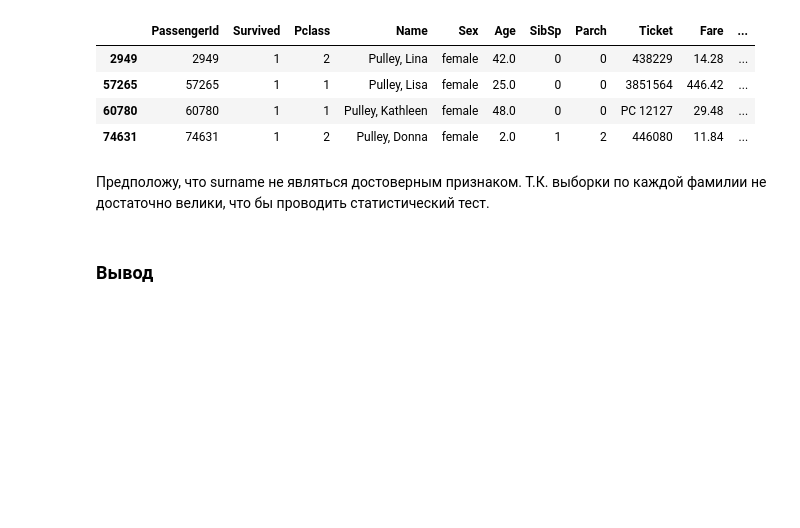
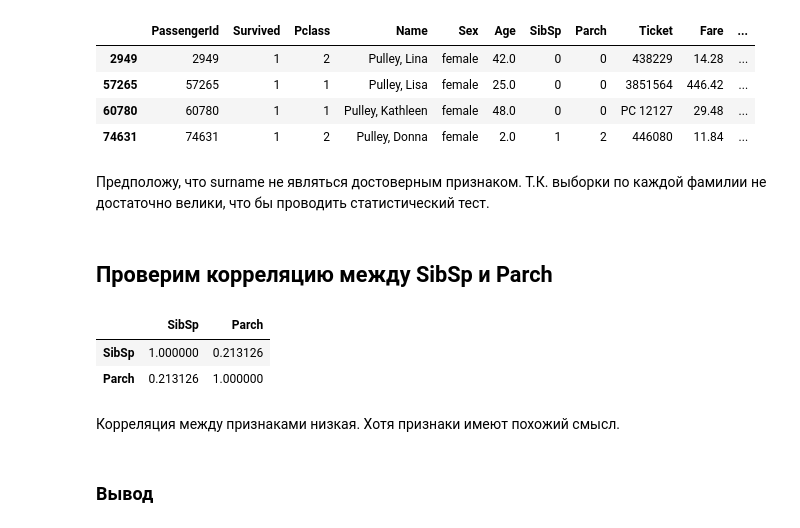
Before and after one commit to ZhdanovichVlad/RS_school_1, a Jupyter notebook: 2_EDA/Untitled.ipynb, the cells around one changed output. Saved outputs shown, nothing was run; the diff lists cells and outputs as text; code cells hidden in the pictures; blank space fills up the shorter version.

```diff
--- a/2_EDA/Untitled.ipynb
+++ b/2_EDA/Untitled.ipynb
@@ -677,6 +742,16 @@ df[df.surname == 'Pulley']
 | 74631 | 74631 | 1 | 2 | Pulley, Donna | female | 2.0 | 1 | 2 | 446080 | 11.84 | ... |
 # %% [markdown]
 Предположу, что surname не являться достоверным признаком. Т.К. выборки по каждой фамилии не достаточно велики, что бы проводить статистический тест.
+# %% [markdown]
+## Проверим корреляцию между SibSp и Parch
+# %%
+df[['SibSp','Parch']].corr()
+# %% [output]
+|  | SibSp | Parch |
+| SibSp | 1.000000 | 0.213126 |
+| Parch | 0.213126 | 1.000000 |
+# %% [markdown]
+Корреляция между признаками низкая. Хотя признаки имеют похожий смысл.
 # %% [markdown]
 ### Вывод
 # %% [markdown]
```
Also changed, not shown: parts of 9 cells of this notebook.
